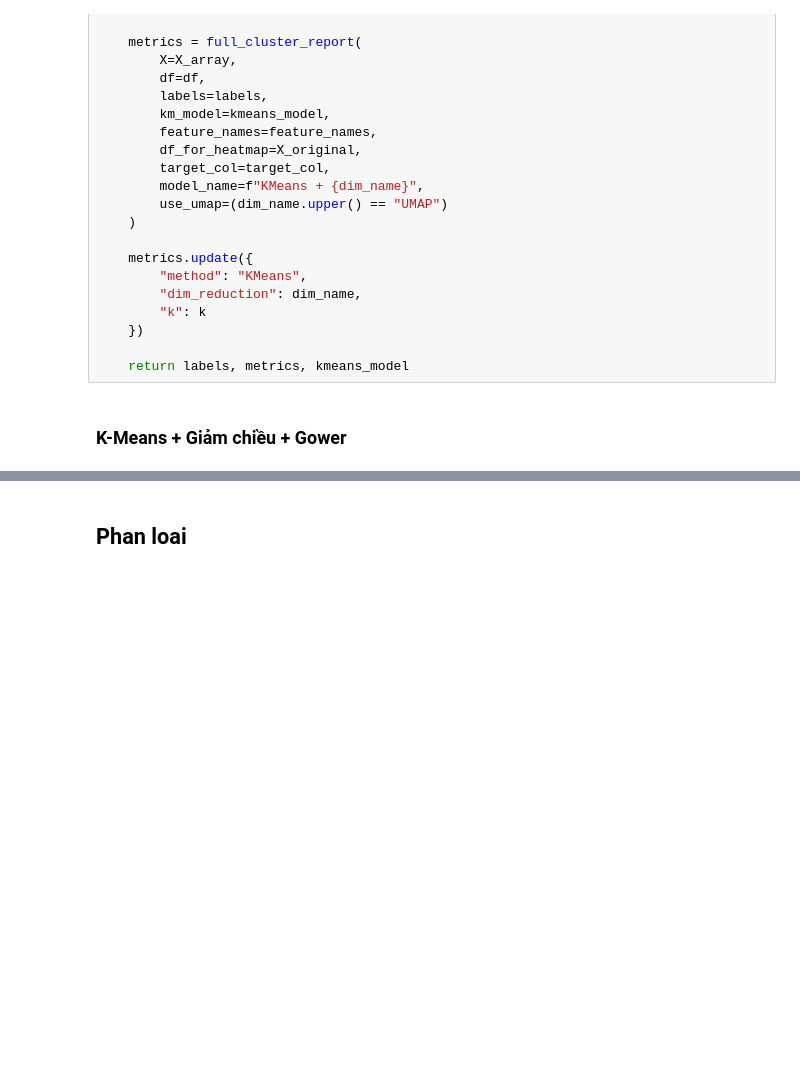
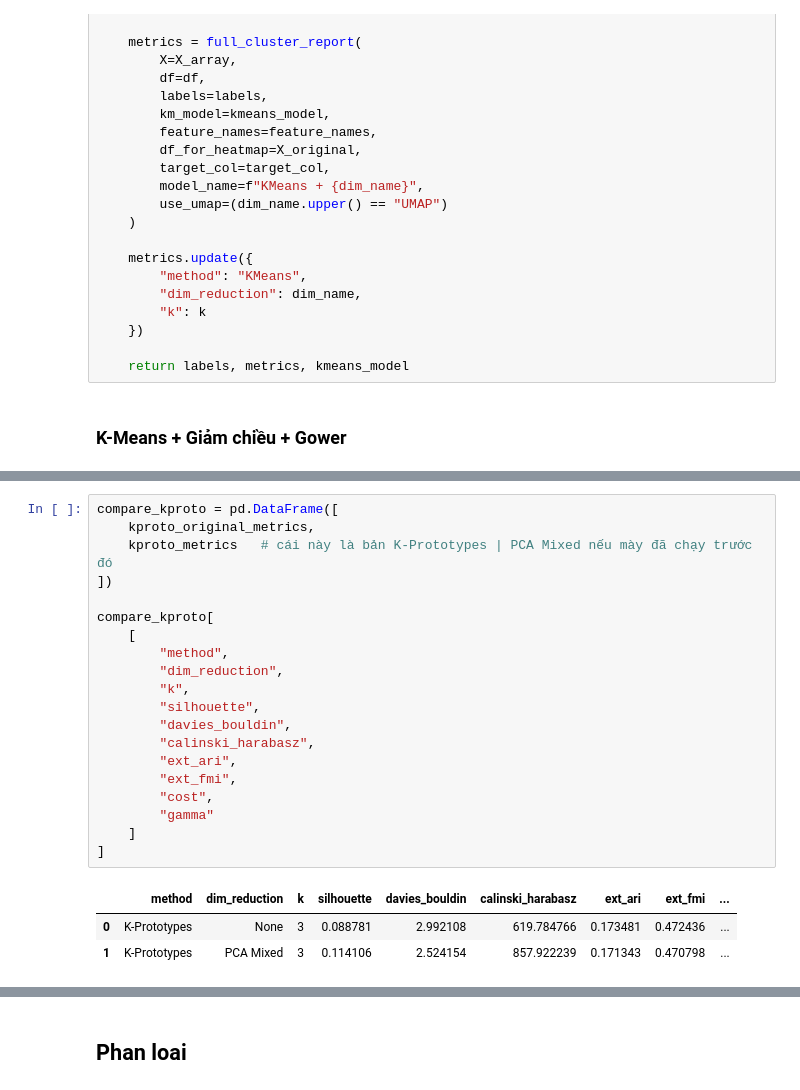
Before and after one commit to vutiendat2302/support2-cost-prediction, a Jupyter notebook: k_means.ipynb, the cells around one changed output, grey strips where cells are left out. Cells and saved outputs as stored; diff of their text form; blank space fills up the shorter version.

```diff
--- a/k_means.ipynb
+++ b/k_means.ipynb
@@ -1975,0 +1310,24 @@ All            2978        2977  2978  8933
+# %%
+compare_kproto = pd.DataFrame([
+    kproto_original_metrics,
+    kproto_metrics   # cái này là bản K-Prototypes | PCA Mixed nếu mày đã chạy trước đó
+])
+
+compare_kproto[
+    [
+        "method",
+        "dim_reduction",
+        "k",
+        "silhouette",
+        "davies_bouldin",
+        "calinski_harabasz",
+        "ext_ari",
+        "ext_fmi",
+        "cost",
+        "gamma"
+    ]
+]
+# %% [output]
+|  | method | dim_reduction | k | silhouette | davies_bouldin | calinski_harabasz | ext_ari | ext_fmi | ... |
+| 0 | K-Prototypes | None | 3 | 0.088781 | 2.992108 | 619.784766 | 0.173481 | 0.472436 | ... |
+| 1 | K-Prototypes | PCA Mixed | 3 | 0.114106 | 2.524154 | 857.922239 | 0.171343 | 0.470798 | ... |
```
Also changed, not shown: parts of 34 cells of this notebook, 3 other files.
